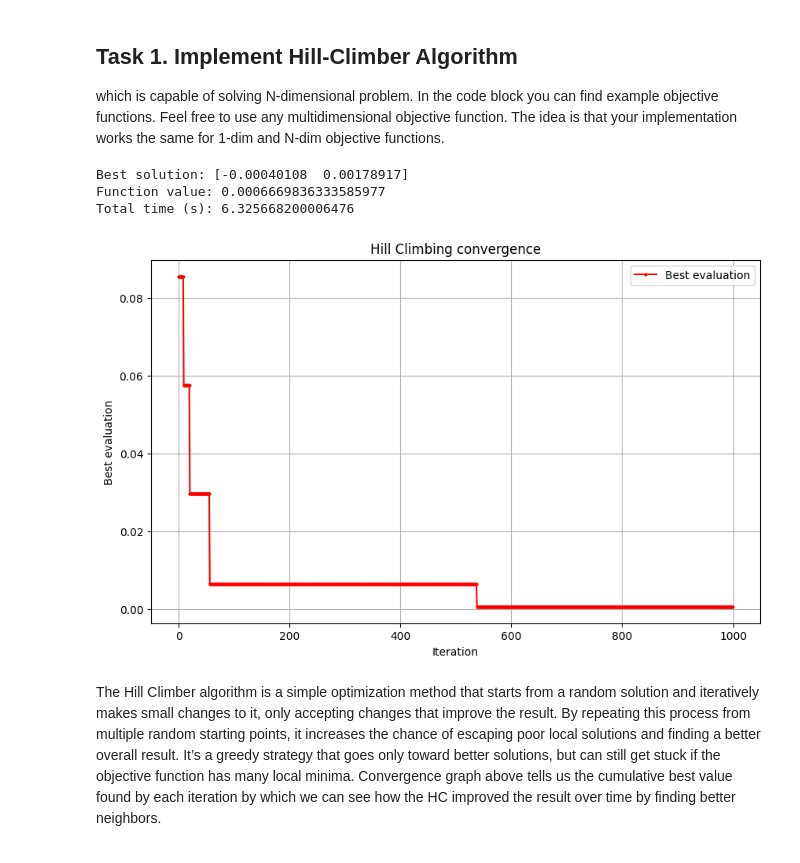
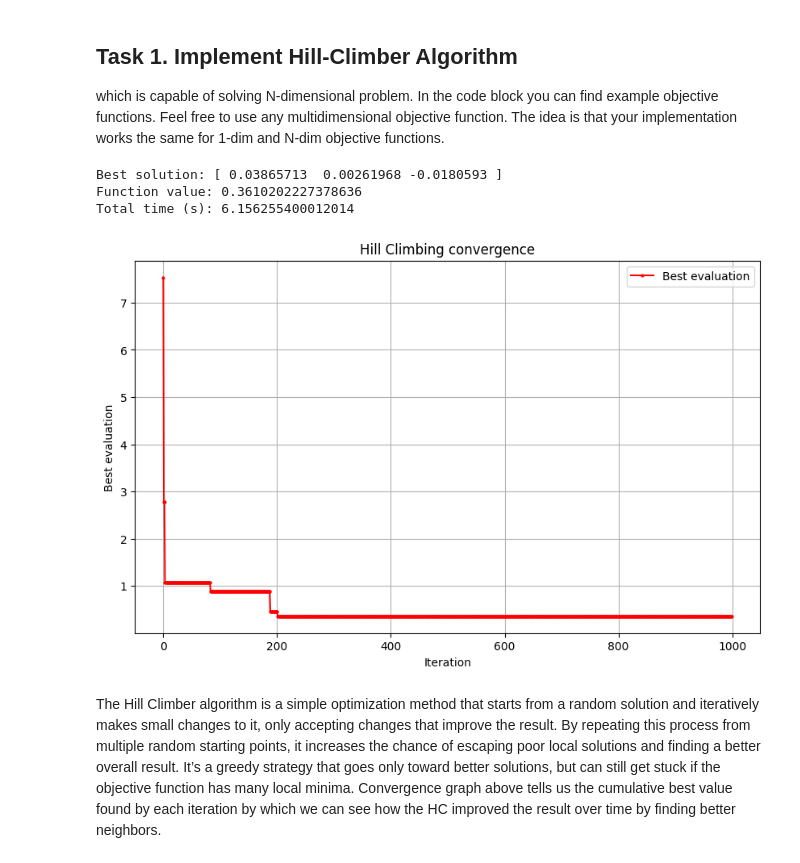
Before and after one commit to MarioSomodi/Optimization-Algorithms, a Jupyter notebook: OABOEC_Project_Mario_Somodi.ipynb, the cells around one changed output. Cells and saved outputs as stored; diff of their text form; code cells hidden in the pictures.

```diff
--- a/OABOEC_Project_Mario_Somodi.ipynb
+++ b/OABOEC_Project_Mario_Somodi.ipynb
@@ -223,36 +223,36 @@
 # %%
 from util.plot import plot_convergence
 from objective_functions.rastrigin import RastriginObjective
 from algorithms.hill_climber import HillClimber
 
-def run_hill_climber(dim=2, step_size=0.55, max_iter=1000, local_search_iter=500):
+def run_hill_climber(dim=3, step_size=0.55, max_iter=1000, local_search_iter=500):
 
     rastrigin_obj = RastriginObjective(dim=dim)
 
     hc = HillClimber(
         objective=rastrigin_obj,
         step_size=step_size,
         max_iter=max_iter,
         local_search_iter=local_search_iter
     )
 
     hc.run()
     summary = hc.summary()
 
     print("Best solution:", summary['best_solution'])
     print("Function value:", summary['best_evaluation'])
     print("Total time (s):", summary['total_time'])
 
     return summary
 
 result_hc = run_hill_climber()
 
 plot_convergence(result_hc['history'], "Hill Climbing convergence", "Best evaluation")
 # %% [output]
-Best solution: [-0.00040108  0.00178917]
-Function value: 0.0006669836333585977
-Total time (s): 6.325668200006476
+Best solution: [ 0.03865713  0.00261968 -0.0180593 ]
+Function value: 0.3610202227378636
+Total time (s): 6.156255400012014
-[figure, old version]
+[figure, new version]
 # %% [markdown]
 The Hill Climber algorithm is a simple optimization method that starts from a random solution and iteratively makes small changes to it, only accepting changes that improve the result. By repeating this process from multiple random starting points, it increases the chance of escaping poor local solutions and finding a better overall result. It’s a greedy strategy that goes only toward better solutions, but can still get stuck if the objective function has many local minima.
 Convergence graph above tells us the cumulative best value found by each iteration by which we can see how the HC improved the result over time by finding better neighbors.
```
Also changed, not shown: parts of 10 cells of this notebook, 2 other files.
